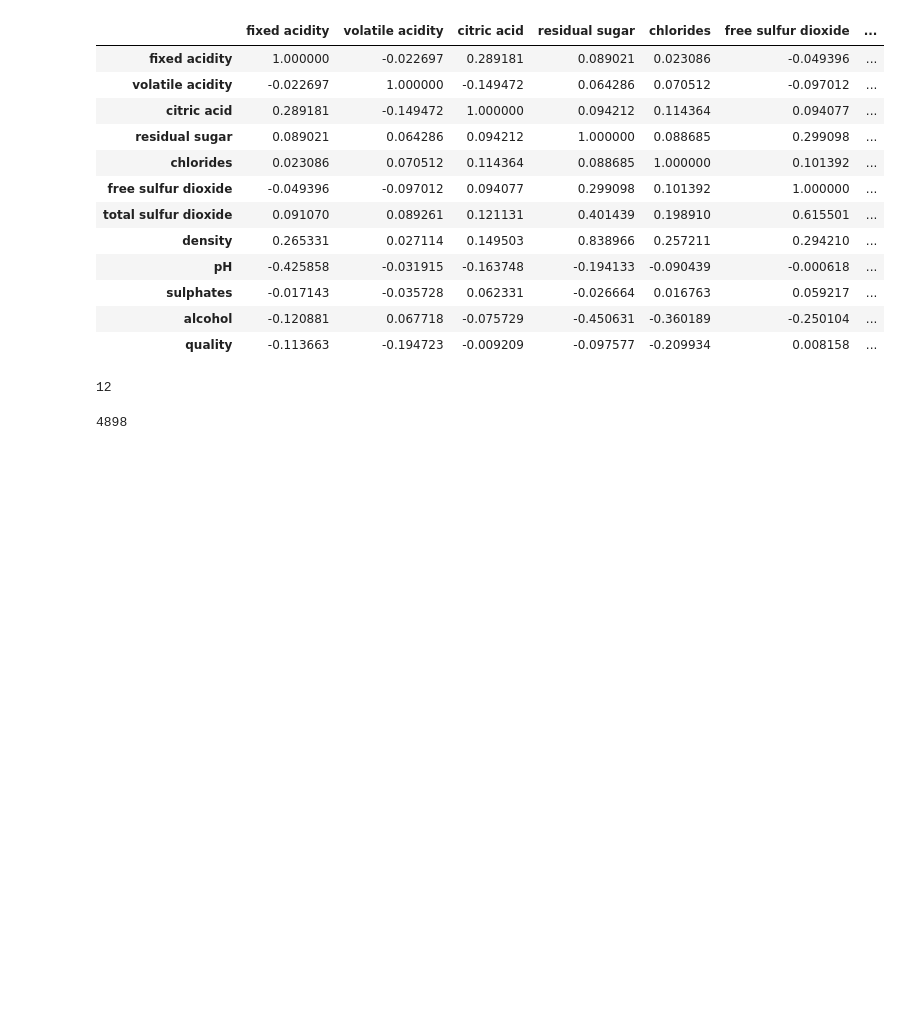
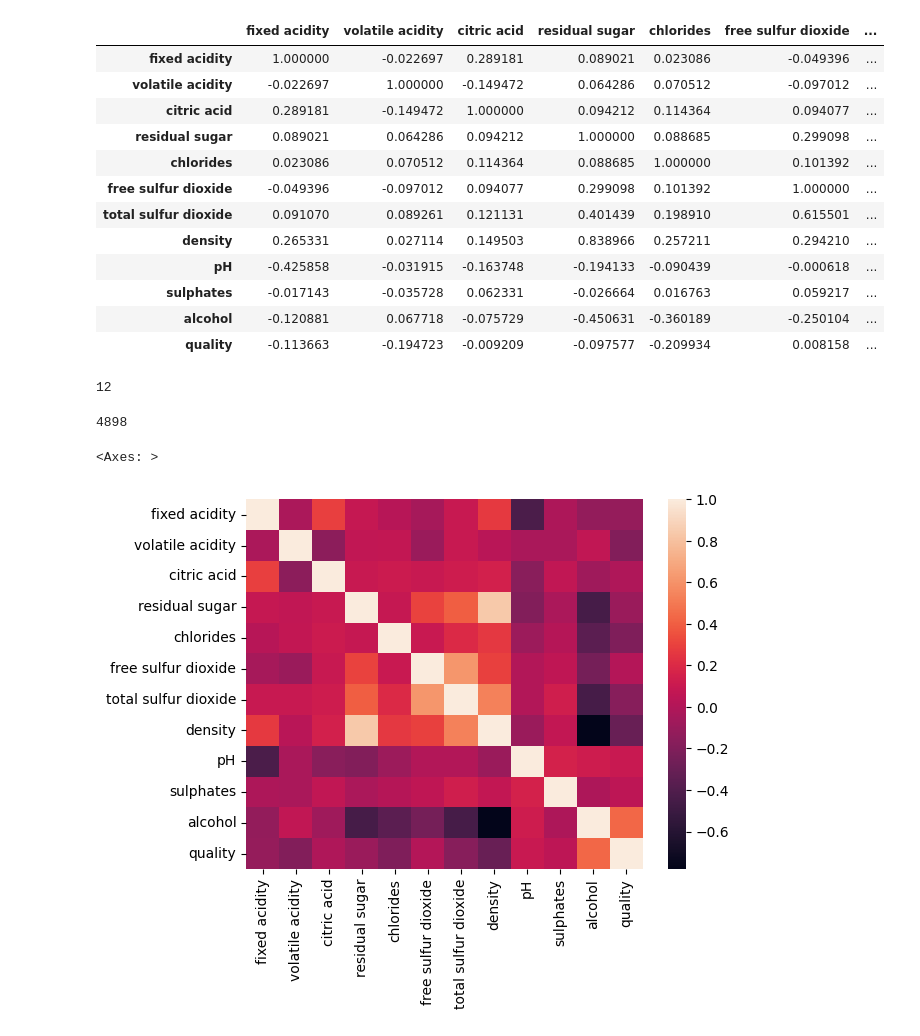
Before and after one commit to rahim-khan-iitg/SI_Project2, a Jupyter notebook: Notebook.ipynb, the cells around one changed output. Saved outputs shown, nothing was run; the diff lists cells and outputs as text; code cells hidden in the pictures; blank space fills up the shorter version.

```diff
--- a/Notebook.ipynb
+++ b/Notebook.ipynb
@@ -56,0 +59,5 @@ len(data['pH'])
+# %%
+sns.heatmap(data.corr())
+# %% [output]
+<Axes: >
+[figure, added]
```
Also changed, not shown: parts of 1 cell of this notebook, 2 other files.
